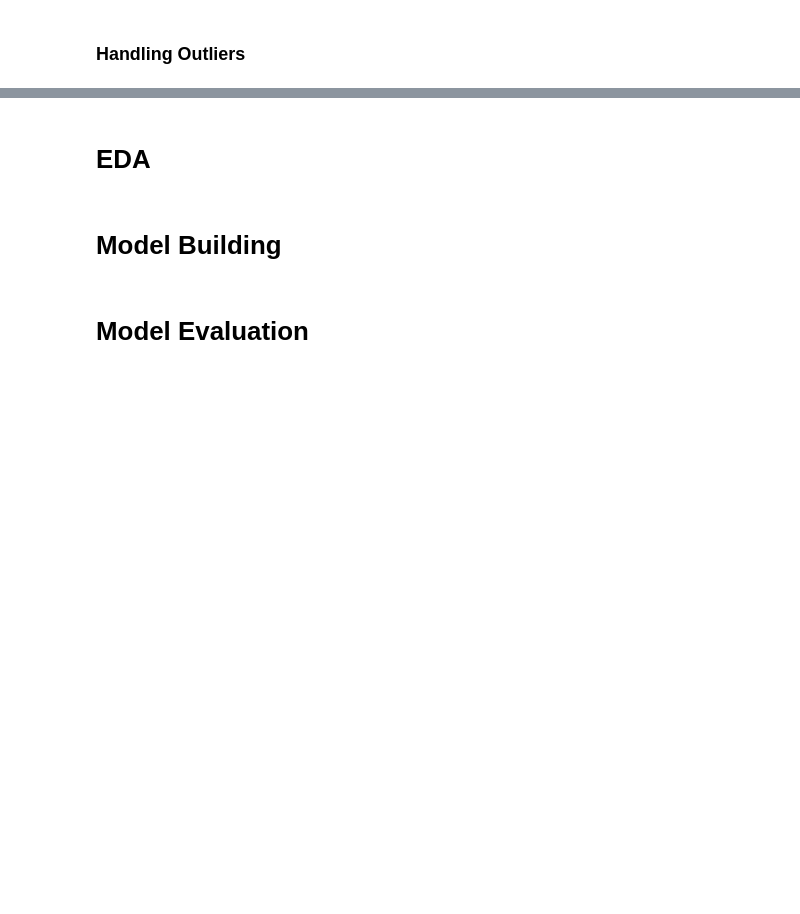
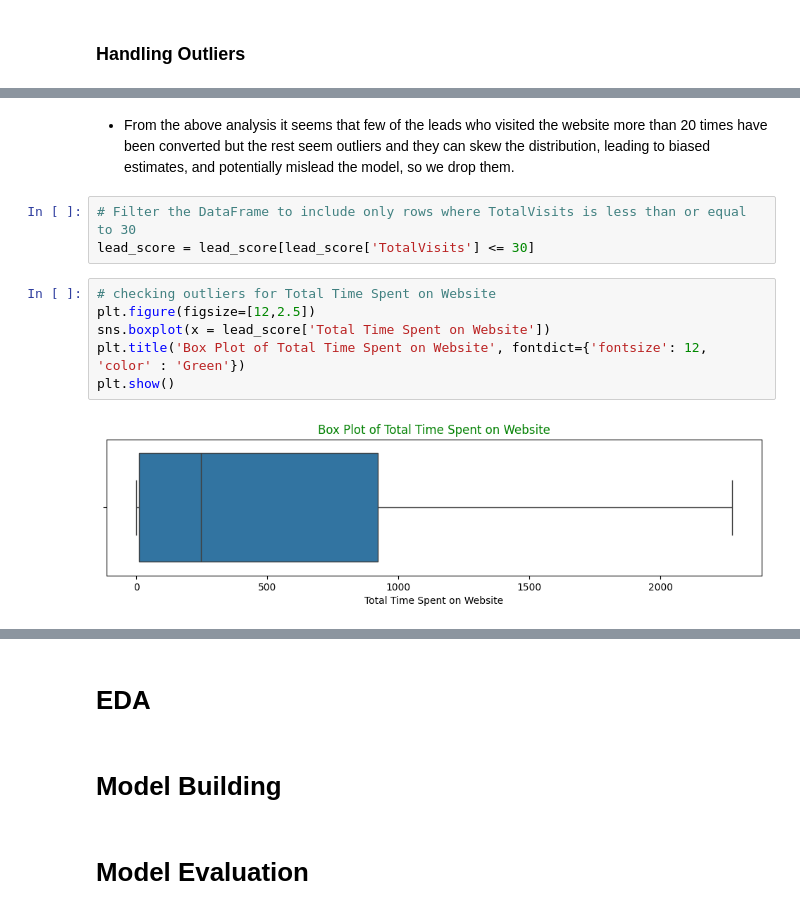
Before and after one commit to Ashlesha-0204/Lead_Scoring_Case_Study, a Jupyter notebook: lead_score.ipynb, the cells around one changed output, grey strips where cells are left out. Saved outputs shown, nothing was run; the diff lists cells and outputs as text; blank space fills up the shorter version.

Commit message:
updated clean data

```diff
--- a/lead_score.ipynb
+++ b/lead_score.ipynb
@@ -286,0 +534,13 @@ lead_score.drop(columns=['What is your current occupation'], inplace=True)
+# %% [markdown]
+-  From the above analysis it seems that few of the leads who visited the website more than 20 times have been converted but the rest seem outliers and they can skew the distribution, leading to biased estimates, and potentially mislead the model, so we drop them.
+# %%
+# Filter the DataFrame to include only rows where TotalVisits is less than or equal to 30
+lead_score = lead_score[lead_score['TotalVisits'] <= 30]
+# %%
+# checking outliers for Total Time Spent on Website
+plt.figure(figsize=[12,2.5])
+sns.boxplot(x = lead_score['Total Time Spent on Website'])
+plt.title('Box Plot of Total Time Spent on Website', fontdict={'fontsize': 12, 'color' : 'Green'})
+plt.show()
+# %% [output]
+[figure, added]
```
Also changed, not shown: parts of 52 cells of this notebook.
